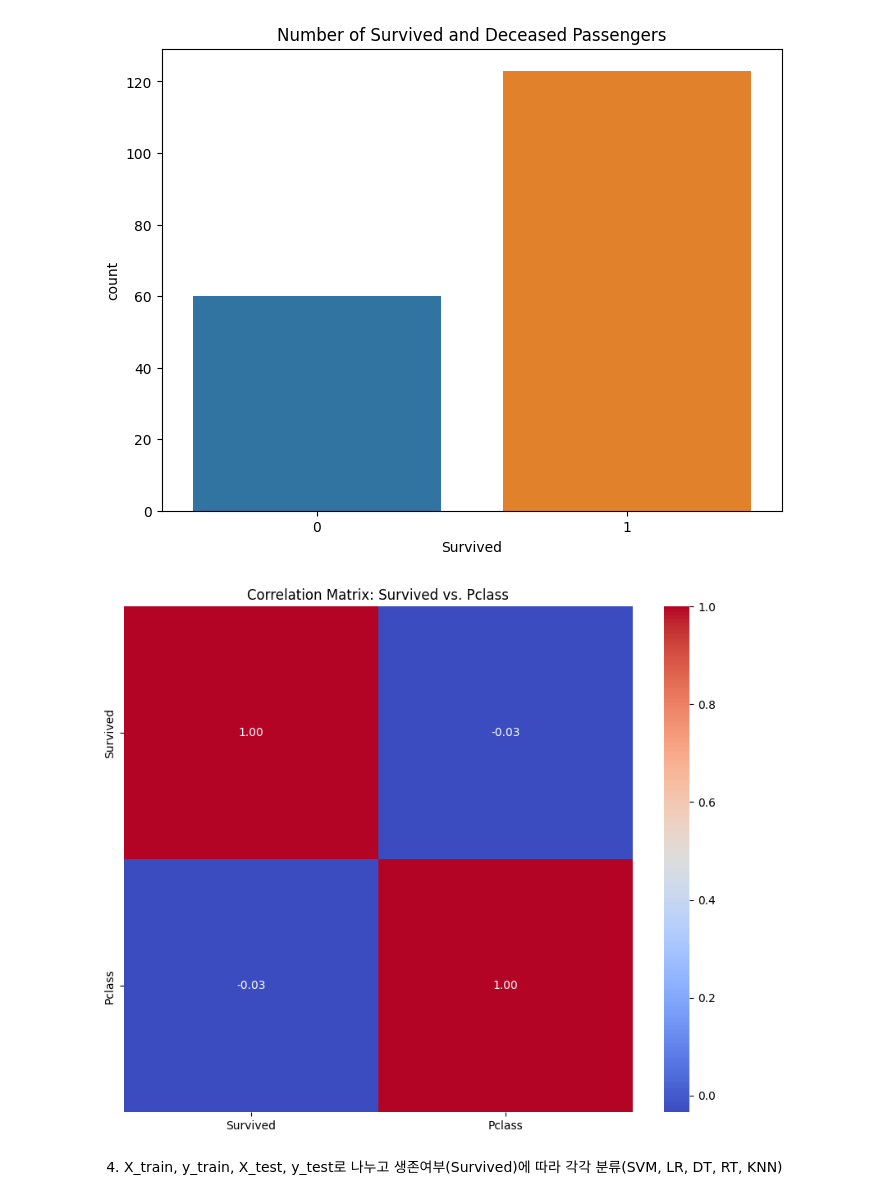
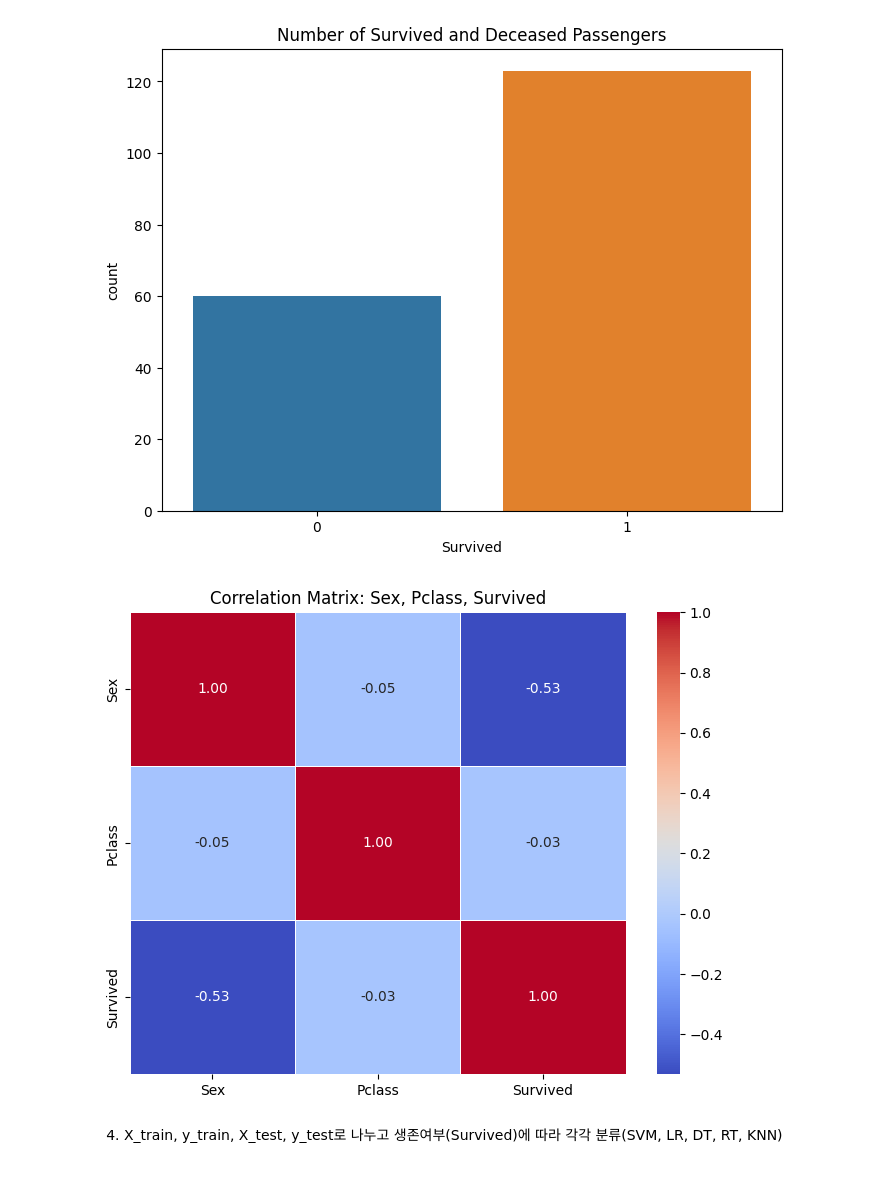
Before and after one commit to EthanSong50/ML, a Jupyter notebook: Titanic.ipynb, the cells around one changed output. Cells and saved outputs as stored; diff of their text form; code cells hidden in the pictures.

```diff
--- a/Titanic.ipynb
+++ b/Titanic.ipynb
@@ -165,12 +165,15 @@ plt.show()
 [figure]
 # %%
 # 3. 성별, 티켓클래스(Pclass), 생존여부(Survived) 상관관계 분석
-plt.figure(figsize=(10, 8))
-sns.heatmap(features[['Survived', 'Pclass']].corr(), annot=True, cmap='coolwarm', fmt='.2f')
-plt.title('Correlation Matrix: Survived vs. Pclass')
+correlation_matrix = features[['Sex', 'Pclass', 'Survived']].corr()
+
+# 히트맵 그리기
+plt.figure(figsize=(8, 6))
+sns.heatmap(correlation_matrix, annot=True, cmap='coolwarm', fmt='.2f', linewidths=.5)
+plt.title('Correlation Matrix: Sex, Pclass, Survived')
 plt.show()
 # %% [output]
-[figure, old version]
+[figure, new version]
 # %% [markdown]
 4. X_train, y_train, X_test, y_test로 나누고 생존여부(Survived)에 따라 각각 분류(SVM, LR, DT, RT, KNN)
 # %%
```
